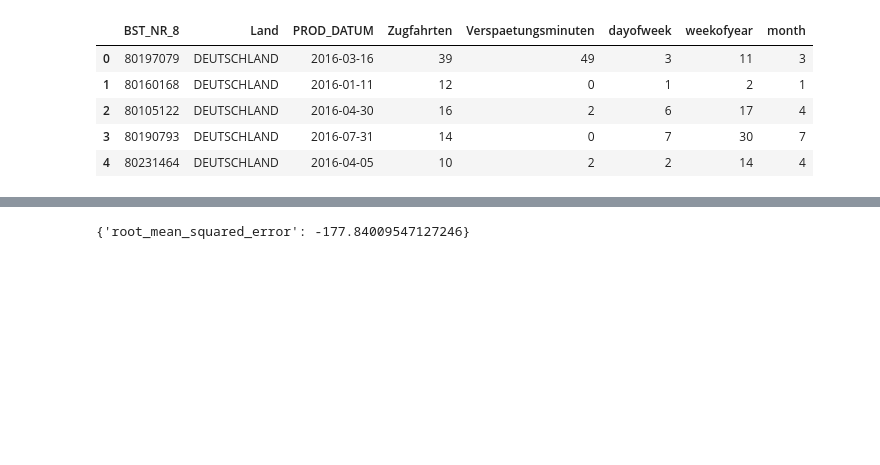
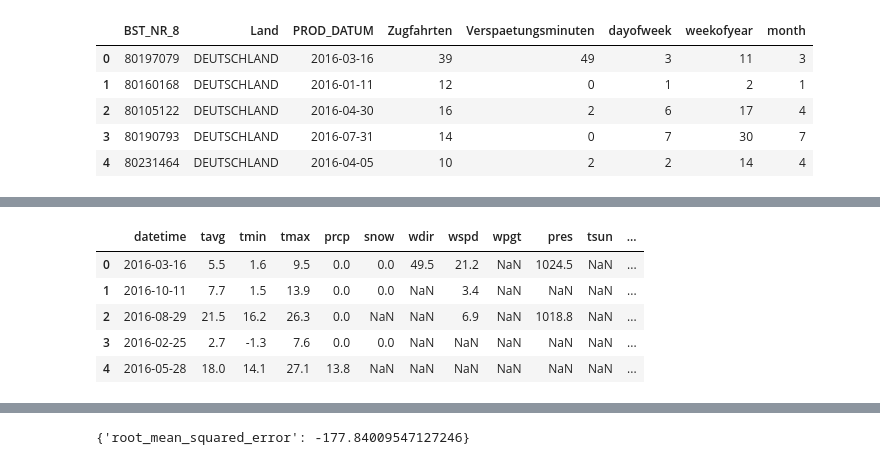
Before and after one commit to shamilnabiyev/open-data-analytics, a Jupyter notebook: data/data-processing.ipynb, the cells around one changed output, grey strips where cells are left out. Saved outputs shown, nothing was run; the diff lists cells and outputs as text; code cells hidden in the pictures; blank space fills up the shorter version.

```diff
--- a/data/data-processing.ipynb
+++ b/data/data-processing.ipynb
@@ -136,0 +147,13 @@ df2.head()
+# %%
+df_weather = pd.concat([pd.read_csv('weather-dat-0-100000.csv'),
+                        pd.read_csv('weather-dat-100000-200000.csv'),
+                        pd.read_csv('weather-dat-200000-300000.csv'),
+                        pd.read_csv('weather-dat-300000-400000.csv')])
+df_weather.head()
+# %% [output]
+|  | datetime | tavg | tmin | tmax | prcp | snow | wdir | wspd | wpgt | pres | tsun | ... |
+| 0 | 2016-03-16 | 5.5 | 1.6 | 9.5 | 0.0 | 0.0 | 49.5 | 21.2 | NaN | 1024.5 | NaN | ... |
+| 1 | 2016-10-11 | 7.7 | 1.5 | 13.9 | 0.0 | 0.0 | NaN | 3.4 | NaN | NaN | NaN | ... |
+| 2 | 2016-08-29 | 21.5 | 16.2 | 26.3 | 0.0 | NaN | NaN | 6.9 | NaN | 1018.8 | NaN | ... |
+| 3 | 2016-02-25 | 2.7 | -1.3 | 7.6 | 0.0 | 0.0 | NaN | NaN | NaN | NaN | NaN | ... |
+| 4 | 2016-05-28 | 18.0 | 14.1 | 27.1 | 13.8 | NaN | NaN | NaN | NaN | NaN | NaN | ... |
```
Also changed, not shown: parts of 8 cells of this notebook.
